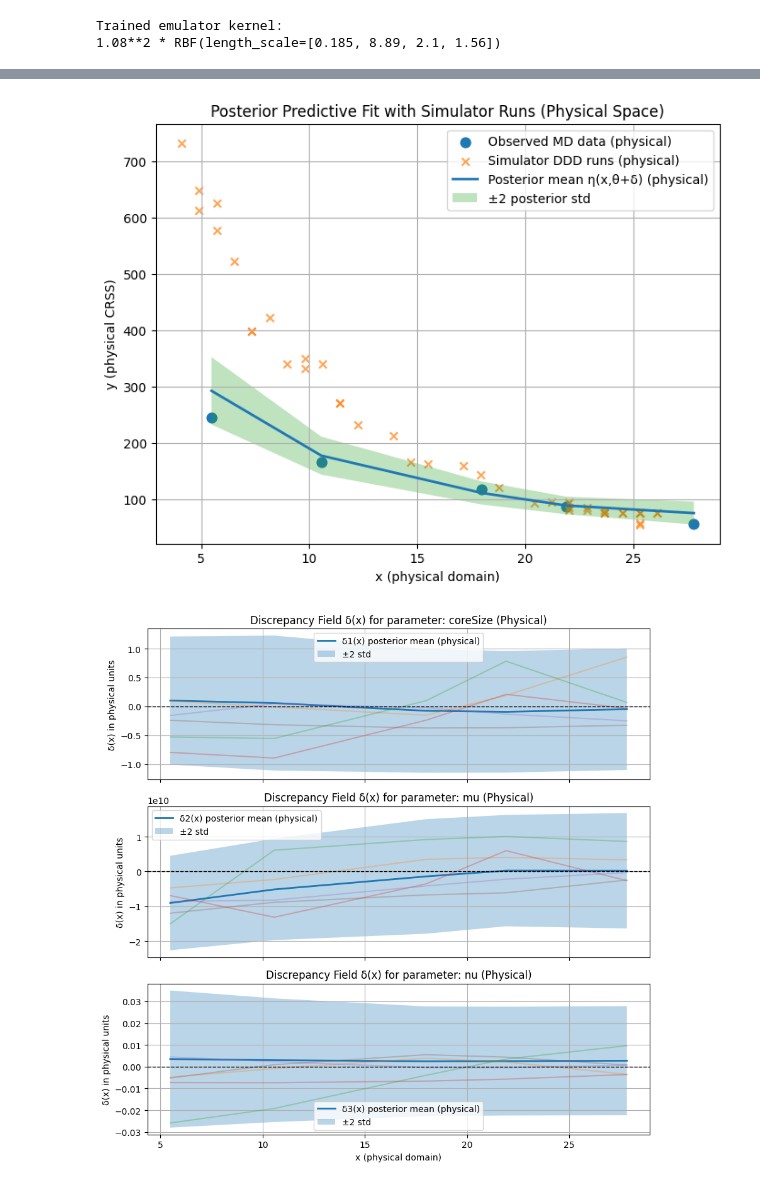
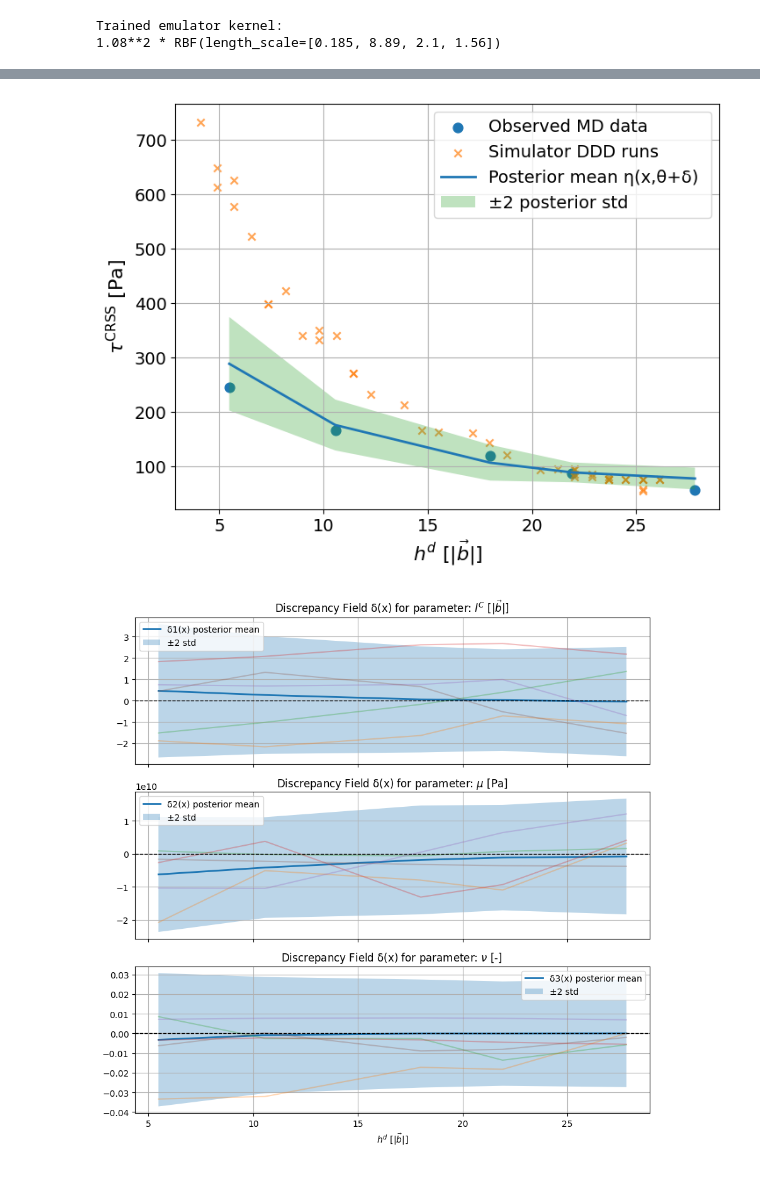
Before and after one commit to MUEXLY/integratedDelta_calibration, a Jupyter notebook: integratedDeltaNotebook.ipynb, the cells around one changed output, grey strips where cells are left out. Saved outputs shown, nothing was run; the diff lists cells and outputs as text; code cells hidden in the pictures.

```diff
--- a/integratedDeltaNotebook.ipynb
+++ b/integratedDeltaNotebook.ipynb
@@ -722,7 +733,7 @@ sigma2 = 0.02**2
 # 5. Sampler config
 # ============================================================
 
-Nmcmc = 2000
+Nmcmc = 20000
 mh_scale_delta = 0.5
 
 prior_ell = {"mu": -1.0, "sigma": 1.0}
@@ -852,7 +863,7 @@ print("\nBuilding posterior predictive mean + uncertainty...\n")
 y_post_mean = np.zeros(No)
 y_post_var  = np.zeros(No)
 
-Nsamp = 200
+Nsamp = 2000
 idx = np.random.choice(Nmcmc, Nsamp, replace=False)
 
 for i in range(No):
@@ -1132,30 +1143,34 @@ delta_std_phys = delta_chain_phys.std(axis=0)
 # Plot: Observations + Simulator + Posterior Fit (physical)
 # ============================================================
 
-plt.figure(figsize=(8, 6))
+label_fontsize = 16
+tick_fontsize = 14
+legend_fontsize = 14
 
-plt.scatter(
+fig, ax = plt.subplots(figsize=(8, 6))
+
+ax.scatter(
     x_obs_phys, y_obs_phys,
-    label="Observed MD data (physical)",
+    label="Observed MD data ",
     marker="o",
     s=60
 )
 
-plt.scatter(
+ax.scatter(
     x_sim_phys, y_sim_phys,
-    label="Simulator DDD runs (physical)",
+    label="Simulator DDD runs ",
     marker="x",
     alpha=0.7
 )
 
-plt.plot(
+ax.plot(
     x_obs_phys,
     y_post_mean_phys,
-    label="Posterior mean η(x,θ+δ) (physical)",
+    label="Posterior mean η(x,θ+δ) ",
     linewidth=2
 )
 
-plt.fill_between(
+ax.fill_between(
     x_obs_phys.ravel(),
     y_post_mean_phys - 2 * y_post_std_phys,
     y_post_mean_phys + 2 * y_post_std_phys,
@@ -1163,11 +1178,12 @@ plt.fill_between(
     label="±2 posterior std"
 )
 
-plt.title("Posterior Predictive Fit with Simulator Runs (Physical Space)")
-plt.xlabel("x (physical domain)")
-plt.ylabel("y (physical CRSS)")
-plt.legend()
-plt.grid(True)
+ax.set_xlabel(r"$h^d$ [|$\vec{b}$|]", fontsize=label_fontsize)
+ax.set_ylabel(r"$\tau^{\mathrm{CRSS}}$ [Pa]", fontsize=label_fontsize)
+ax.tick_params(axis="both", labelsize=tick_fontsize)
+ax.legend(fontsize=legend_fontsize)
+ax.grid(True)
+
 plt.show()
 
 # ============================================================
@@ -1192,36 +1208,37 @@ for k in range(dtheta):
     std_k = delta_std_phys[k, x_sorted_idx]
 
     ax.plot(
         x_sorted_phys,
         mean_k,
-        label=f"δ{k+1}(x) posterior mean (physical)",
+        label=f"δ{k+1}(x) posterior mean",
         linewidth=2
     )
 
     ax.fill_between(
         x_sorted_phys,
         mean_k - 2 * std_k,
         mean_k + 2 * std_k,
         alpha=0.3,
         label="±2 std"
     )
 
     for j in range(5):
         s = np.random.choice(Nmcmc)
         sample_k = delta_chain_phys[s, k, x_sorted_idx]
         ax.plot(x_sorted_phys, sample_k, alpha=0.3)
 
     ax.axhline(0, color="black", linestyle="--", linewidth=1)
 
     name = param_names[k] if k < len(param_names) else f"theta{k}"
-    ax.set_title(f"Discrepancy Field δ(x) for parameter: {name} (Physical)")
-    ax.set_ylabel("δ(x) in physical units")
+    display_name = {"coreSize": r"$l^C$ [|$\vec{b}$|]", "mu": r"$\mu$ [Pa]", "nu": r"$\nu$ [-]"}.get(name, name)
+    ax.set_title(f"Discrepancy Field δ(x) for parameter: {display_name} ")
+    # ax.set_ylabel("δ(x) in physical units")
     ax.legend()
     ax.grid(True)
 
-axes[-1].set_xlabel("x (physical domain)")
+axes[-1].set_xlabel(r"$h^d$ [|$\vec{b}$|]")
 plt.tight_layout()
 plt.show()
 # %% [output]
-[figure, old version]
+[figure, new version]
-[figure, old version]
+[figure, new version]
```
Also changed, not shown: parts of 3 cells of this notebook, 8 other files.
